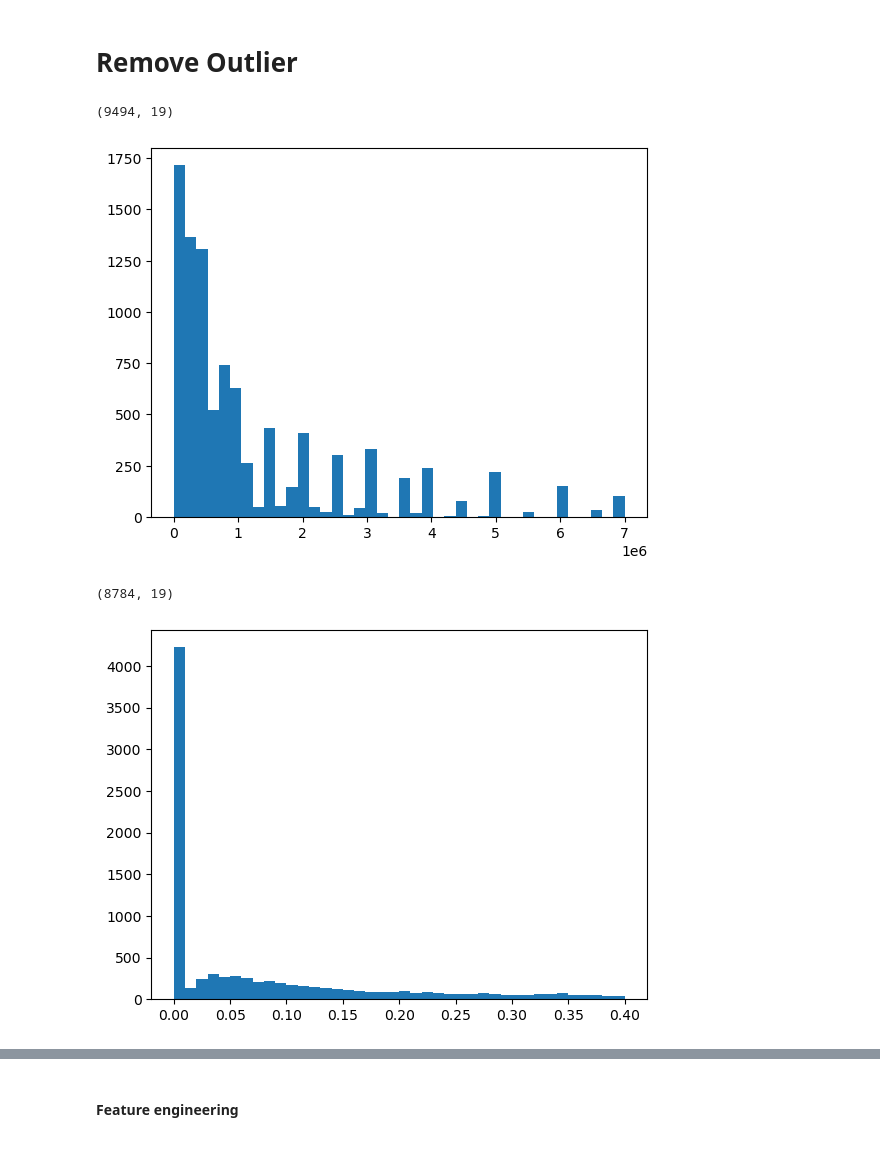
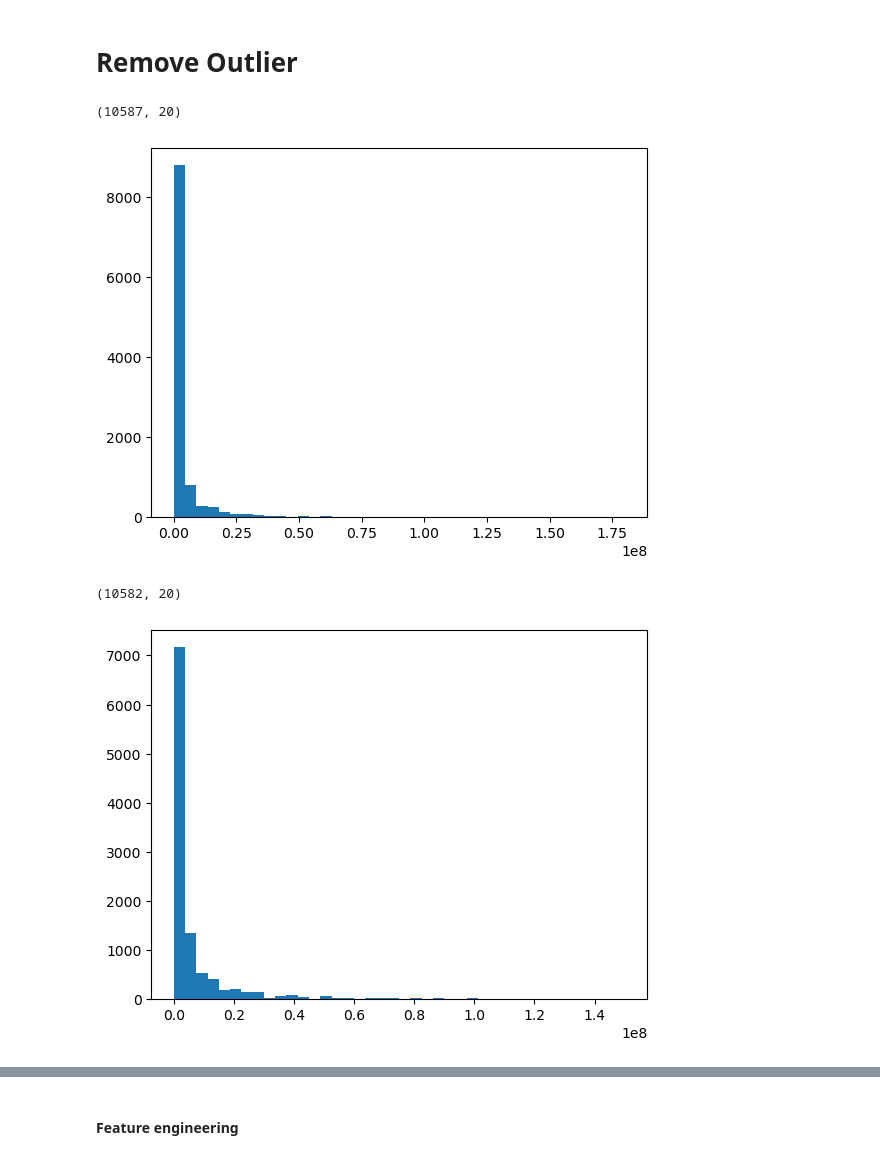
Before and after one commit to Tuwaiq-DS-ML-bootcamp-V-8/Usecase-7, a Jupyter notebook: Usecase7_1.ipynb, the cells around one changed output, grey strips where cells are left out. Drawn from its saved outputs; the diff is of its cells as text; code cells hidden in the pictures.

```diff
--- a/Usecase7_1.ipynb
+++ b/Usecase7_1.ipynb
@@ -142,7 +142,7 @@ fig = px.pie(df_postions , names=df_postions.index , values= df_postions.values)
 fig
 # %%
 # Remove Columns That we will not Use it
-df_ball = df_ball.drop(columns=["player","team","name"], axis=1)
+df_ball = df_ball.drop(columns=["player","name"], axis=1)
 # %%
 df_ball.columns
 # %% [output]
@@ -194,16 +182,16 @@ plt.show()
 # Remove Outlier
 # %%
 # cut the values the above 15m
-df_ball = df_ball[df_ball["current_value"] < 7500000]
+df_ball = df_ball[df_ball["current_value"] > 0]
 plt.hist(df_ball["current_value"],bins=40)
 df_ball.shape
 # %% [output]
-(9494, 19)
+(10587, 20)
-[figure, old version]
+[figure, new version]
 # %%
-df_ball = df_ball[df_ball["goals"] <= 0.4]
-plt.hist(df_ball["goals"],bins=40)
+df_ball= df_ball[df_ball["highest_value"] <= 150000000]
+plt.hist(df_ball["highest_value"],  bins=40)
 df_ball.shape
 # %% [output]
-(8784, 19)
+(10582, 20)
-[figure, old version]
+[figure, new version]
```
Also changed, not shown: parts of 54 cells of this notebook.
